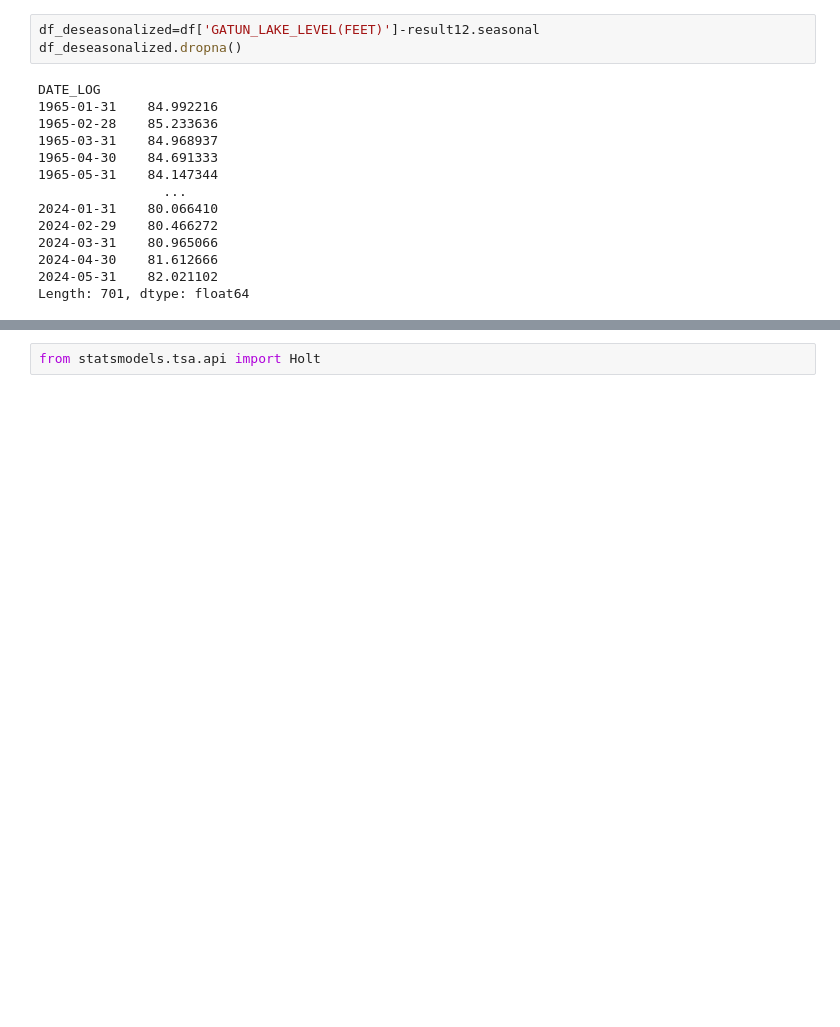
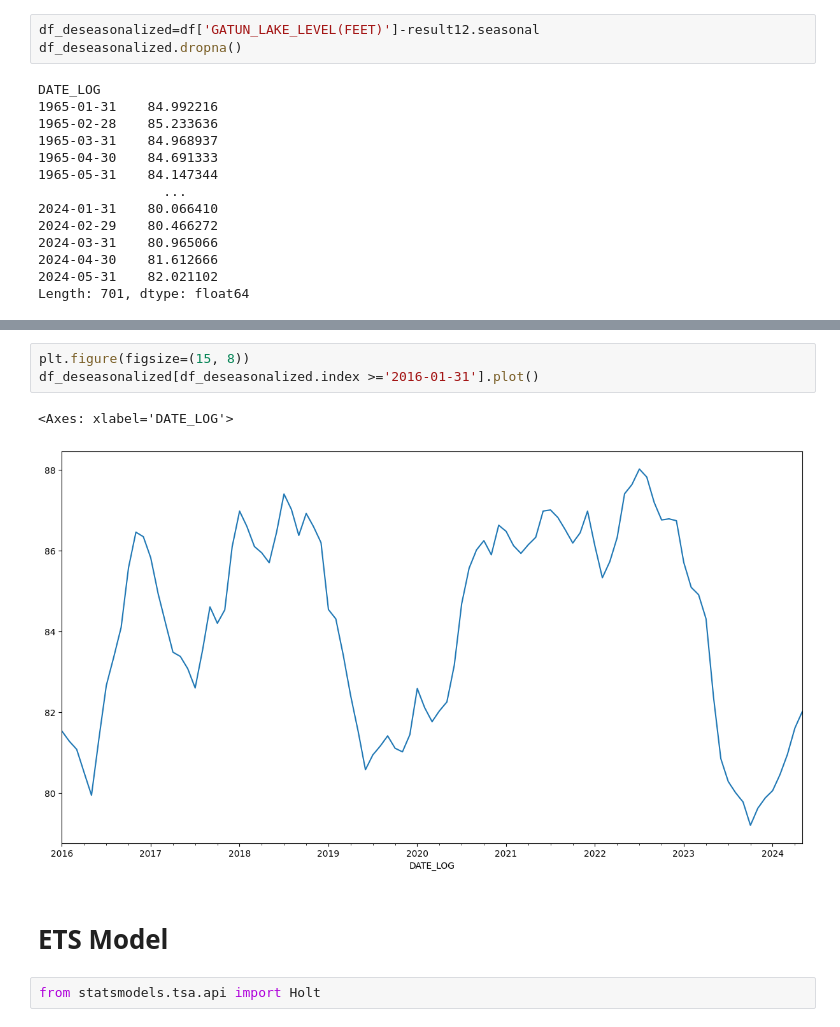
Before and after one commit to m0onsoo/panama_time_series_analysis, a Jupyter notebook: ETS_ARIMA.ipynb, the cells around one changed output, grey strips where cells are left out. Cells and saved outputs as stored; diff of their text form; blank space fills up the shorter version.

```diff
--- a/ETS_ARIMA.ipynb
+++ b/ETS_ARIMA.ipynb
@@ -212,2 +124,10 @@ df_deseasonalized.plot()
+# %%
+plt.figure(figsize=(15, 8))
+df_deseasonalized[df_deseasonalized.index >='2016-01-31'].plot()
+# %% [output]
+<Axes: xlabel='DATE_LOG'>
+[figure, added]
+# %% [markdown]
+# ETS Model
 # %%
 from statsmodels.tsa.api import Holt
```
Also changed, not shown: parts of 105 cells of this notebook.
